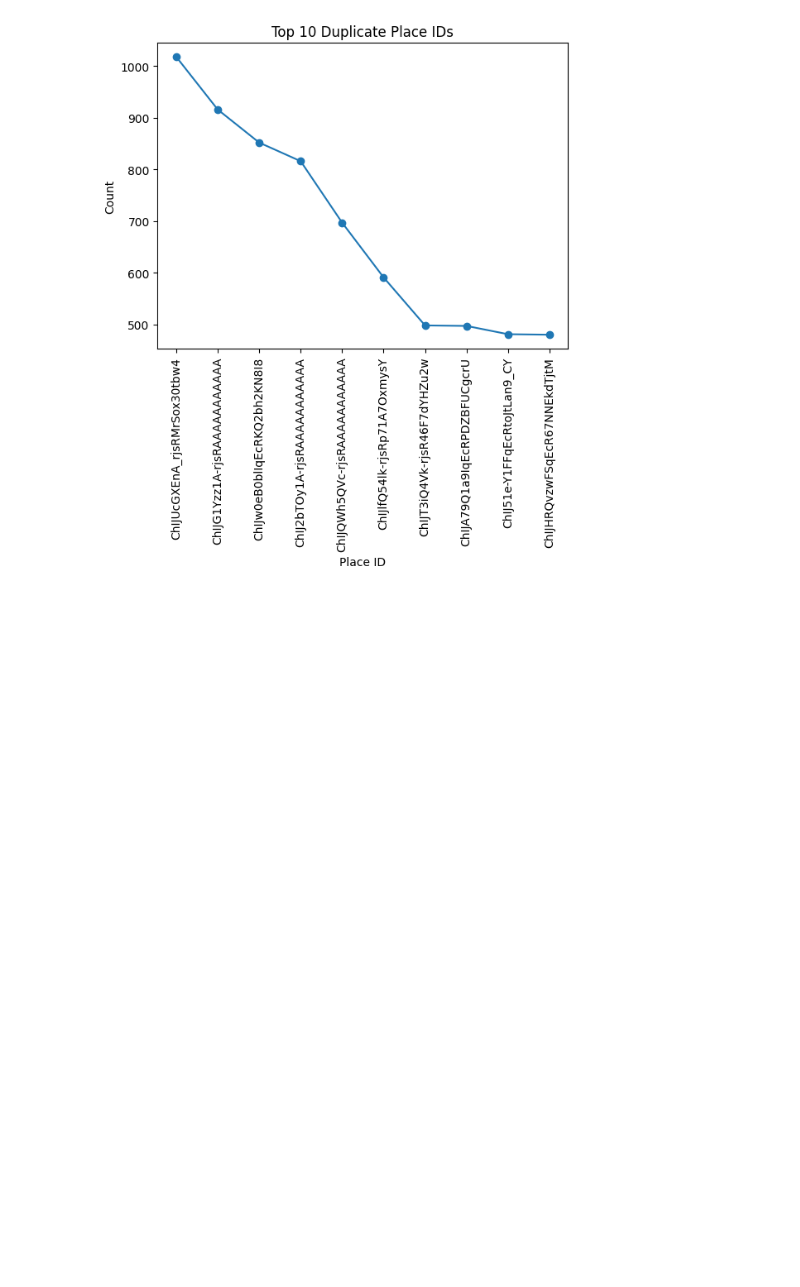
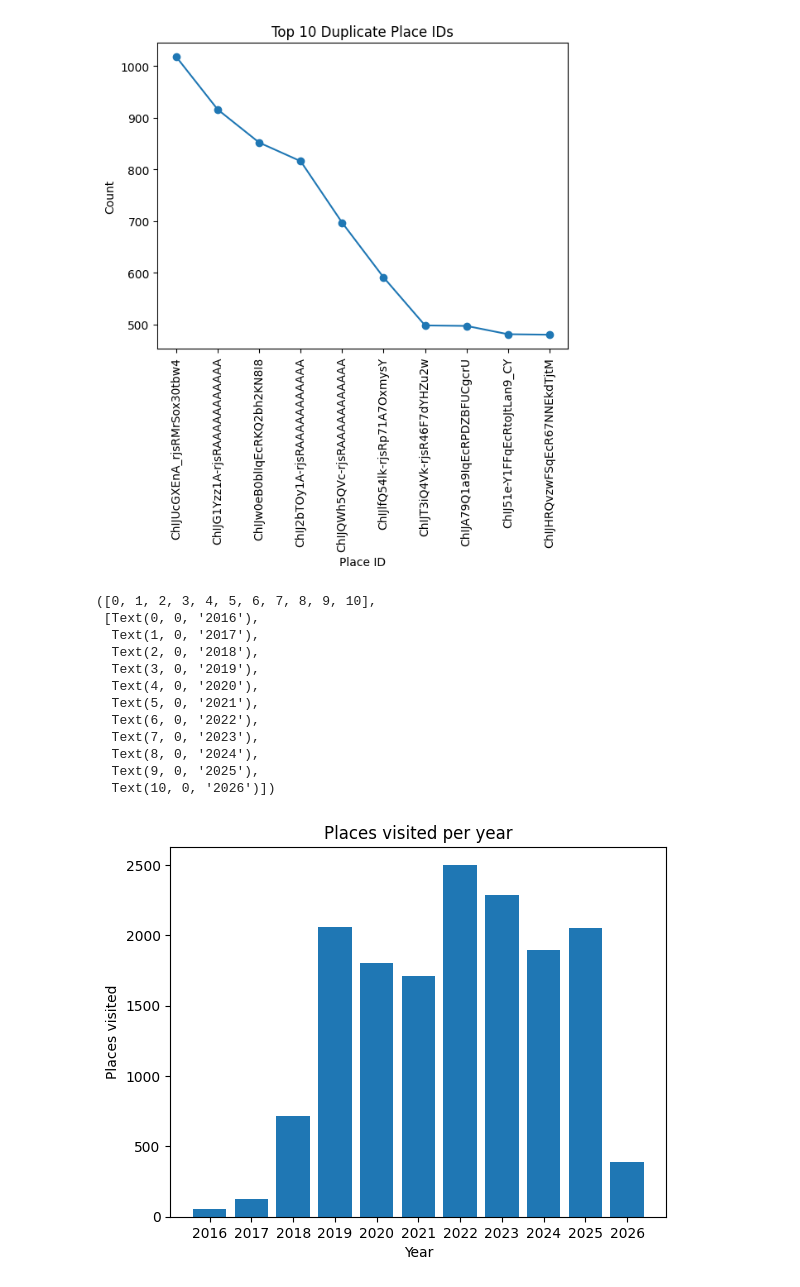
Before and after one commit to nithin2606/maps_project, a Jupyter notebook: inspect_json.ipynb, the cells around one changed output. Saved outputs shown, nothing was run; the diff lists cells and outputs as text; code cells hidden in the pictures; blank space fills up the shorter version.

```diff
--- a/inspect_json.ipynb
+++ b/inspect_json.ipynb
@@ -9,7 +9,8 @@ places, dup_places, places_id, dup_places_id = extract_places("Timeline_15_03_26
 
 df_places = pd.DataFrame(places)
 df_dup_places = pd.DataFrame(dup_places)
-df_dup_places_id = pd.DataFrame(dup_places_id, columns=['places_id'])
+df_places_id = pd.DataFrame(places_id)
+df_dup_places_id = pd.DataFrame(dup_places_id)
 
 print(df_places.head())
 print(df_dup_places.head())
@@ -85,3 +88,25 @@ plt.xticks(rotation=90)
   Text(8, 0, 'ChIJ51e-Y1FFqEcRtoJtLan9_CY'),
   Text(9, 0, 'ChIJHRQvzwFSqEcR67NNEkdTjtM')])
 [figure]
+# %%
+df_dup_places_id_plot = df_dup_places_id.groupby(['year']).size().reset_index(name='counts').sort_values(by='year', ascending=True)
+
+plt.bar(df_dup_places_id_plot['year'], df_dup_places_id_plot['counts'])
+plt.title('Places visited per year')
+plt.xlabel('Year')
+plt.ylabel('Places visited')
+plt.xticks(rotation=0)
+# %% [output]
+([0, 1, 2, 3, 4, 5, 6, 7, 8, 9, 10],
+ [Text(0, 0, '2016'),
+  Text(1, 0, '2017'),
+  Text(2, 0, '2018'),
+  Text(3, 0, '2019'),
+  Text(4, 0, '2020'),
+  Text(5, 0, '2021'),
+  Text(6, 0, '2022'),
+  Text(7, 0, '2023'),
+  Text(8, 0, '2024'),
+  Text(9, 0, '2025'),
+  Text(10, 0, '2026')])
+[figure, added]
```
Also changed, not shown: parts of 4 cells of this notebook, 5 other files.
